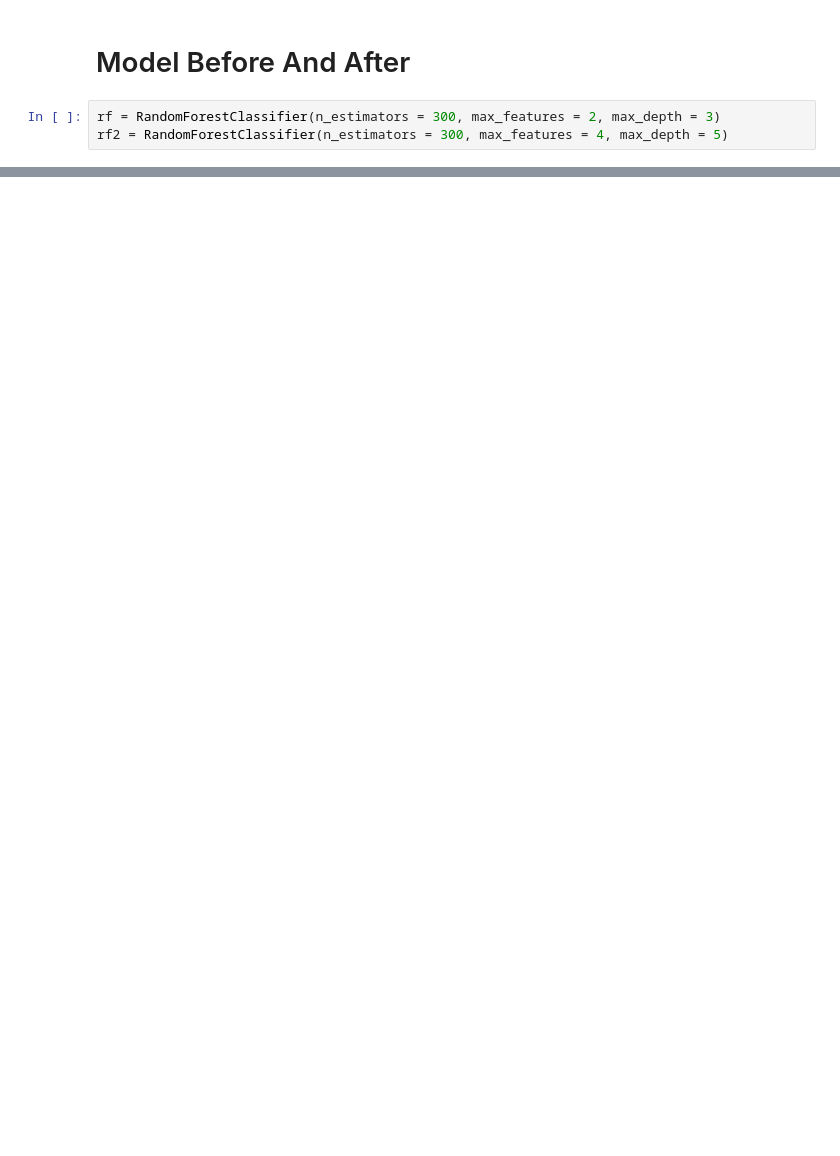
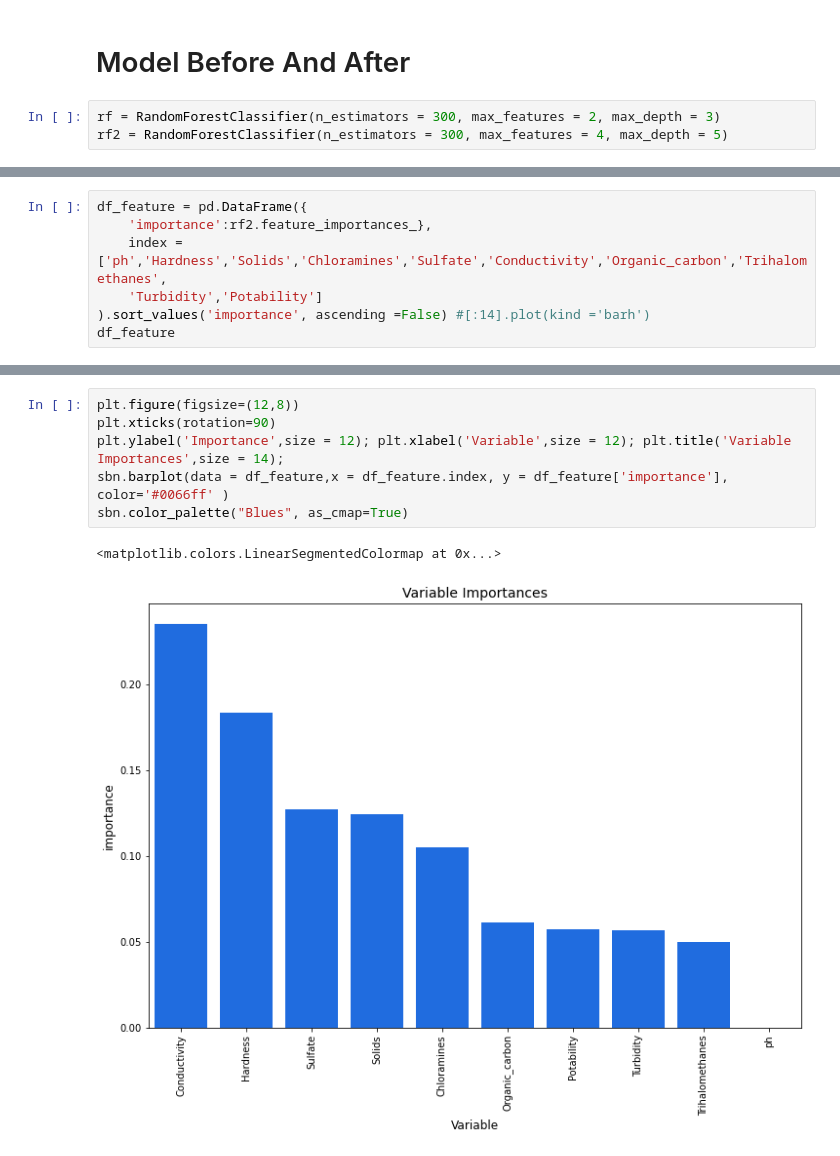
Before and after one commit to abiyadi0908/abiyadi09, a Jupyter notebook: Water Quality Exercise.ipynb, the cells around one changed output, grey strips where cells are left out. Cells and saved outputs as stored; diff of their text form; blank space fills up the shorter version.

```diff
--- a/Water Quality Exercise.ipynb
+++ b/Water Quality Exercise.ipynb
@@ -439,0 +450,7 @@ Accuracy score = 0.6678876678876678
+# %%
+df_feature = pd.DataFrame({
+    'importance':rf2.feature_importances_},
+    index = ['ph','Hardness','Solids','Chloramines','Sulfate','Conductivity','Organic_carbon','Trihalomethanes',
+    'Turbidity','Potability']
+).sort_values('importance', ascending =False) #[:14].plot(kind ='barh')
+df_feature
@@ -439,0 +469,9 @@ Accuracy score = 0.6678876678876678
+# %%
+plt.figure(figsize=(12,8))
+plt.xticks(rotation=90)
+plt.ylabel('Importance',size = 12); plt.xlabel('Variable',size = 12); plt.title('Variable Importances',size = 14);
+sbn.barplot(data = df_feature,x = df_feature.index, y = df_feature['importance'], color='#0066ff' )
+sbn.color_palette("Blues", as_cmap=True)
+# %% [output]
+<matplotlib.colors.LinearSegmentedColormap at 0x...>
+[figure, added]
```
Also changed, not shown: parts of 25 cells of this notebook.
